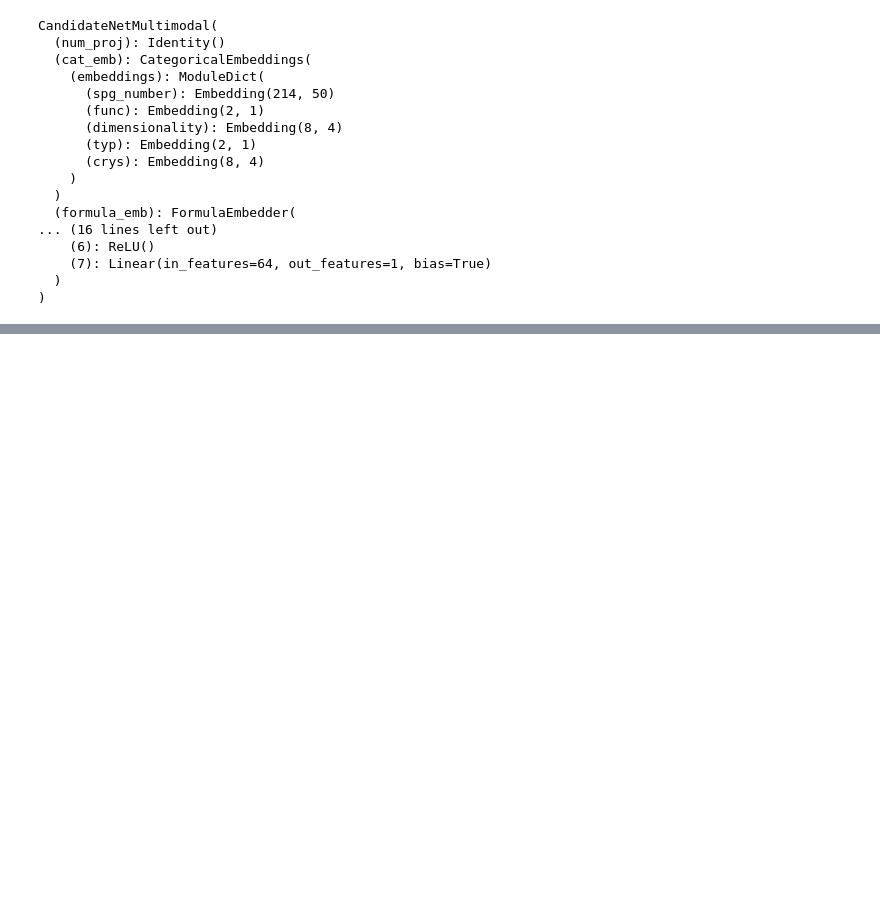
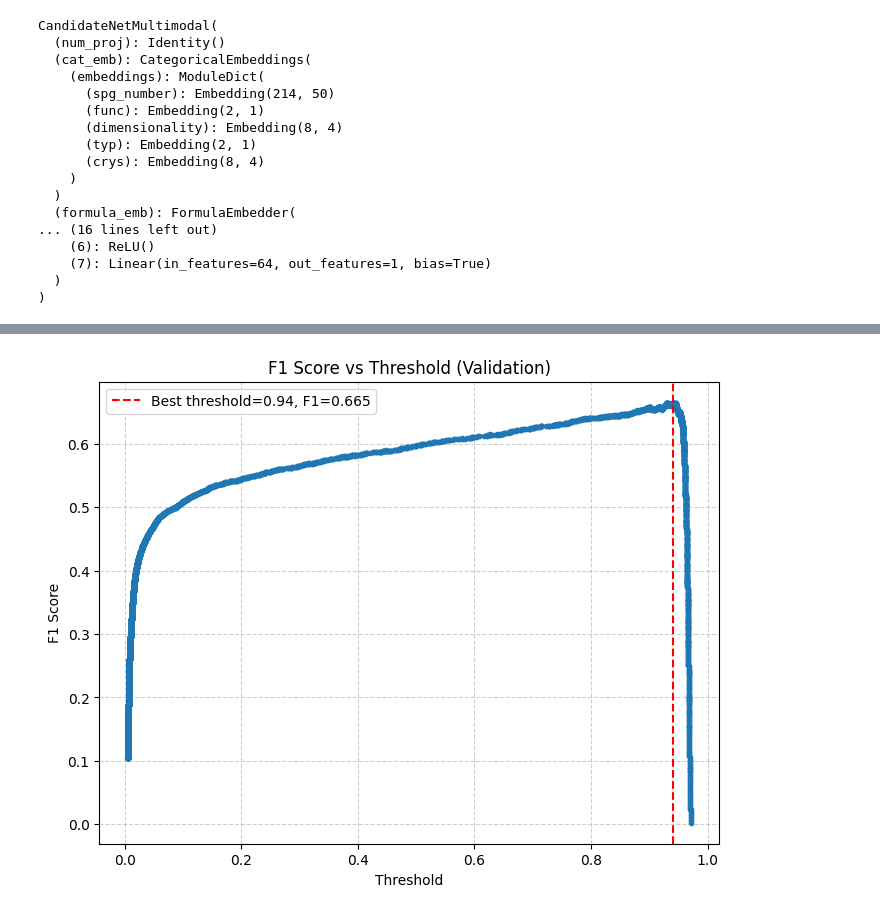
Before and after one commit to Jehad142/ml-final-project-team2, a Jupyter notebook: code/jarvis/gnn_model.ipynb, the cells around one changed output, grey strips where cells are left out. Cells and saved outputs as stored; diff of their text form; code cells hidden in the pictures; blank space fills up the shorter version.

```diff
--- a/code/jarvis/gnn_model.ipynb
+++ b/code/jarvis/gnn_model.ipynb
@@ -654,0 +812,32 @@ CandidateNetMultimodal(
+# %%
+import matplotlib.pyplot as plt
+import numpy as np
+from sklearn.metrics import precision_recall_curve, f1_score
+
+# Recall: y_true (0/1 labels) and y_prob (predicted probabilities)
+precision, recall, thresholds = precision_recall_curve(y_true, y_prob)
+
+# Compute F1 for each threshold
+f1_scores = []
+for t in thresholds:
+    y_pred = (y_prob >= t).astype(int)
+    f1_scores.append(f1_score(y_true, y_pred))
+
+# Plot F1 vs threshold
+plt.figure(figsize=(8,6))
+plt.plot(thresholds, f1_scores, marker='o', markersize=3)
+plt.xlabel("Threshold")
+plt.ylabel("F1 Score")
+plt.title("F1 Score vs Threshold (Validation)")
+plt.grid(True, linestyle="--", alpha=0.6)
+
+# Highlight the best threshold
+best_idx = np.argmax(f1_scores)
+best_thresh = thresholds[best_idx]
+best_f1 = f1_scores[best_idx]
+plt.axvline(best_thresh, color="red", linestyle="--", label=f"Best threshold={best_thresh:.2f}, F1={best_f1:.3f}")
+plt.legend()
+
+plt.show()
+# %% [output]
+[figure, added]
```
Also changed, not shown: parts of 28 cells of this notebook.
